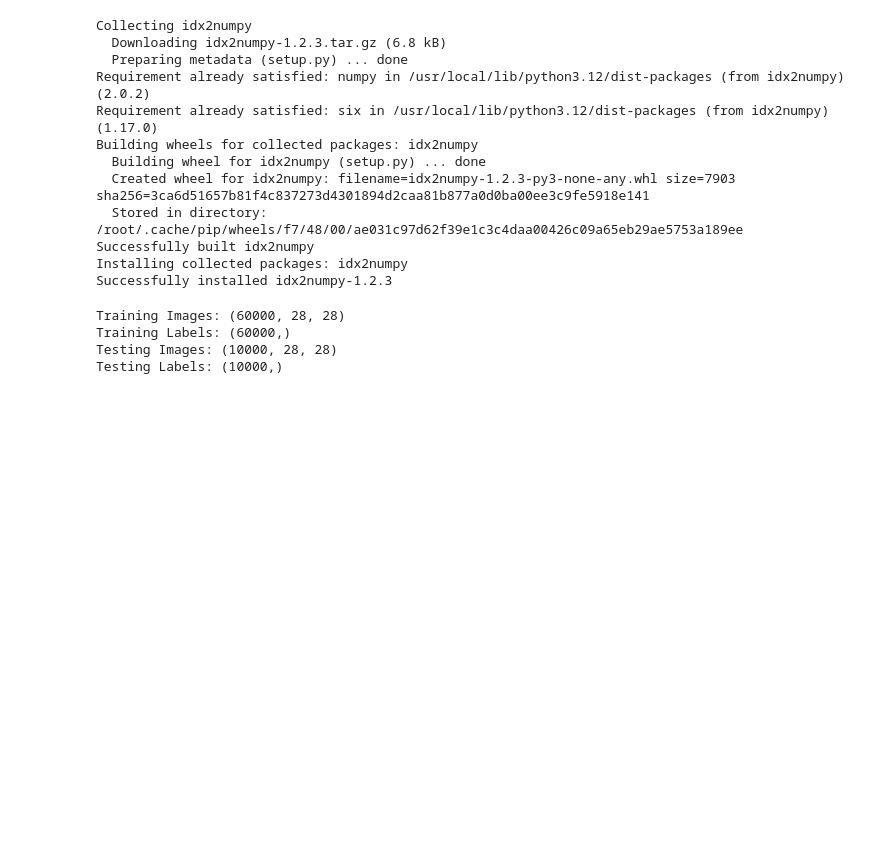
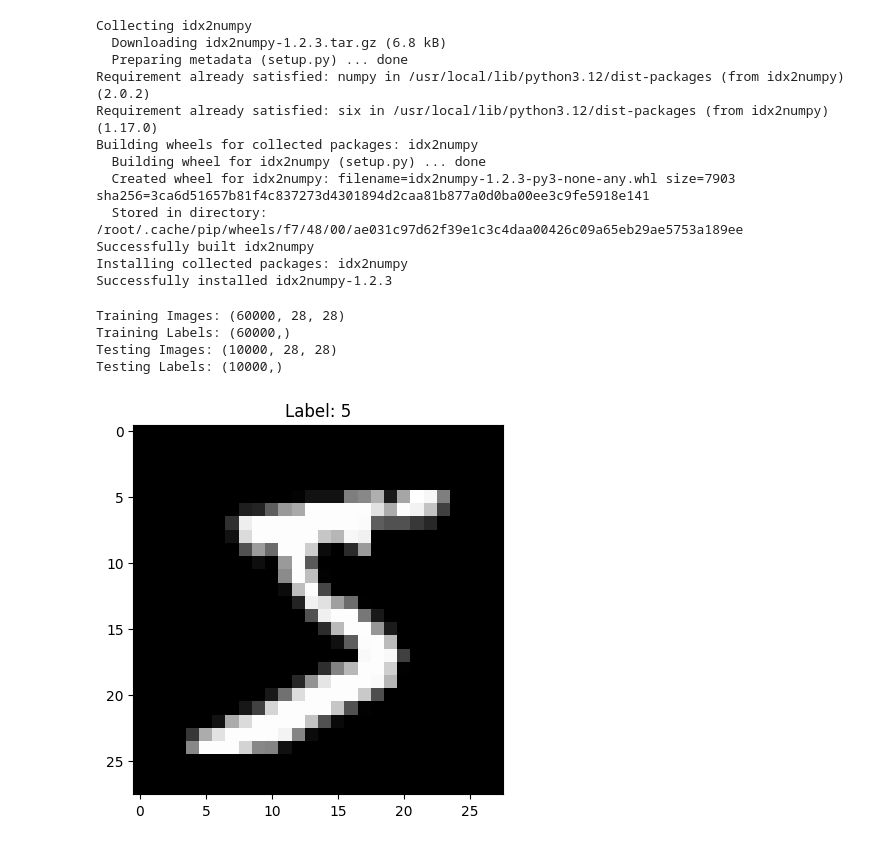
Before and after one commit to panavgohil/ML-Assignment-2, a Jupyter notebook: MNIST_Classification_NN.ipynb, the cells around one changed output. Saved outputs shown, nothing was run; the diff lists cells and outputs as text; code cells hidden in the pictures; blank space fills up the shorter version.

Commit message:
Visualize MNIST images and normalize pixel values

```diff
--- a/MNIST_Classification_NN.ipynb
+++ b/MNIST_Classification_NN.ipynb
@@ -66,0 +67,6 @@ import matplotlib.pyplot as plt
+# %%
+plt.imshow(X_train[0], cmap='gray')
+plt.title(f"Label: {y_train[0]}")
+plt.show()
+# %% [output]
+[figure, added]
```
Also changed, not shown: parts of 6 cells of this notebook.
